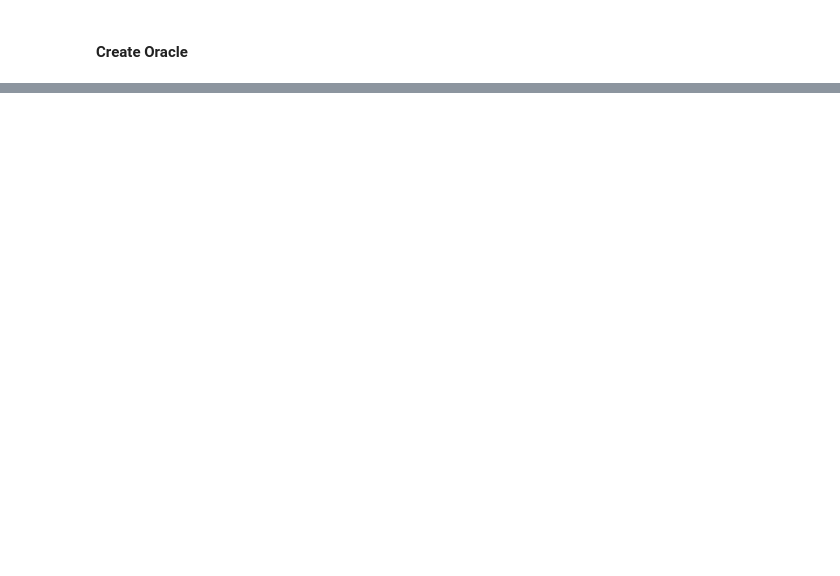
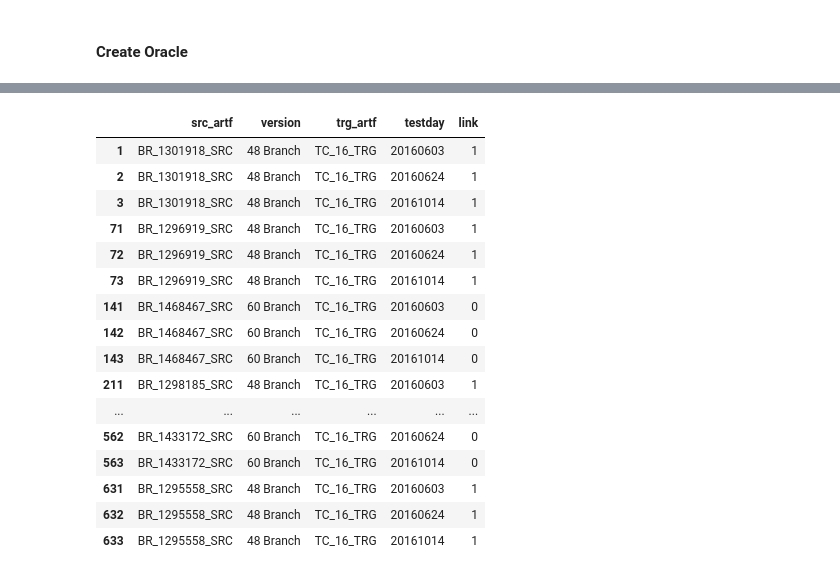
Before and after one commit to Pointpt/trace-link-recovery-study, a Jupyter notebook: scripts/input_proc_fx_v2.ipynb, the cells around one changed output, grey strips where cells are left out. Drawn from its saved outputs; the diff is of its cells as text; code cells hidden in the pictures; blank space fills up the shorter version.

```diff
--- a/scripts/input_proc_fx_v2.ipynb
+++ b/scripts/input_proc_fx_v2.ipynb
@@ -91,0 +179,20 @@ KeyError: 'unspecified'
+# %%
+links_df[(links_df.trg_artf == 'TC_16_TRG')]
+# %% [output]
+|  | src_artf | version | trg_artf | testday | link |
+| 1 | BR_1301918_SRC | 48 Branch | TC_16_TRG | 20160603 | 1 |
+| 2 | BR_1301918_SRC | 48 Branch | TC_16_TRG | 20160624 | 1 |
+| 3 | BR_1301918_SRC | 48 Branch | TC_16_TRG | 20161014 | 1 |
+| 71 | BR_1296919_SRC | 48 Branch | TC_16_TRG | 20160603 | 1 |
+| 72 | BR_1296919_SRC | 48 Branch | TC_16_TRG | 20160624 | 1 |
+| 73 | BR_1296919_SRC | 48 Branch | TC_16_TRG | 20161014 | 1 |
+| 141 | BR_1468467_SRC | 60 Branch | TC_16_TRG | 20160603 | 0 |
+| 142 | BR_1468467_SRC | 60 Branch | TC_16_TRG | 20160624 | 0 |
+| 143 | BR_1468467_SRC | 60 Branch | TC_16_TRG | 20161014 | 0 |
+| 211 | BR_1298185_SRC | 48 Branch | TC_16_TRG | 20160603 | 1 |
+| ... | ... | ... | ... | ... | ... |
+| 562 | BR_1433172_SRC | 60 Branch | TC_16_TRG | 20160624 | 0 |
+| 563 | BR_1433172_SRC | 60 Branch | TC_16_TRG | 20161014 | 0 |
+| 631 | BR_1295558_SRC | 48 Branch | TC_16_TRG | 20160603 | 1 |
+| 632 | BR_1295558_SRC | 48 Branch | TC_16_TRG | 20160624 | 1 |
+| 633 | BR_1295558_SRC | 48 Branch | TC_16_TRG | 20161014 | 1 |
```
Also changed, not shown: parts of 15 cells of this notebook.
